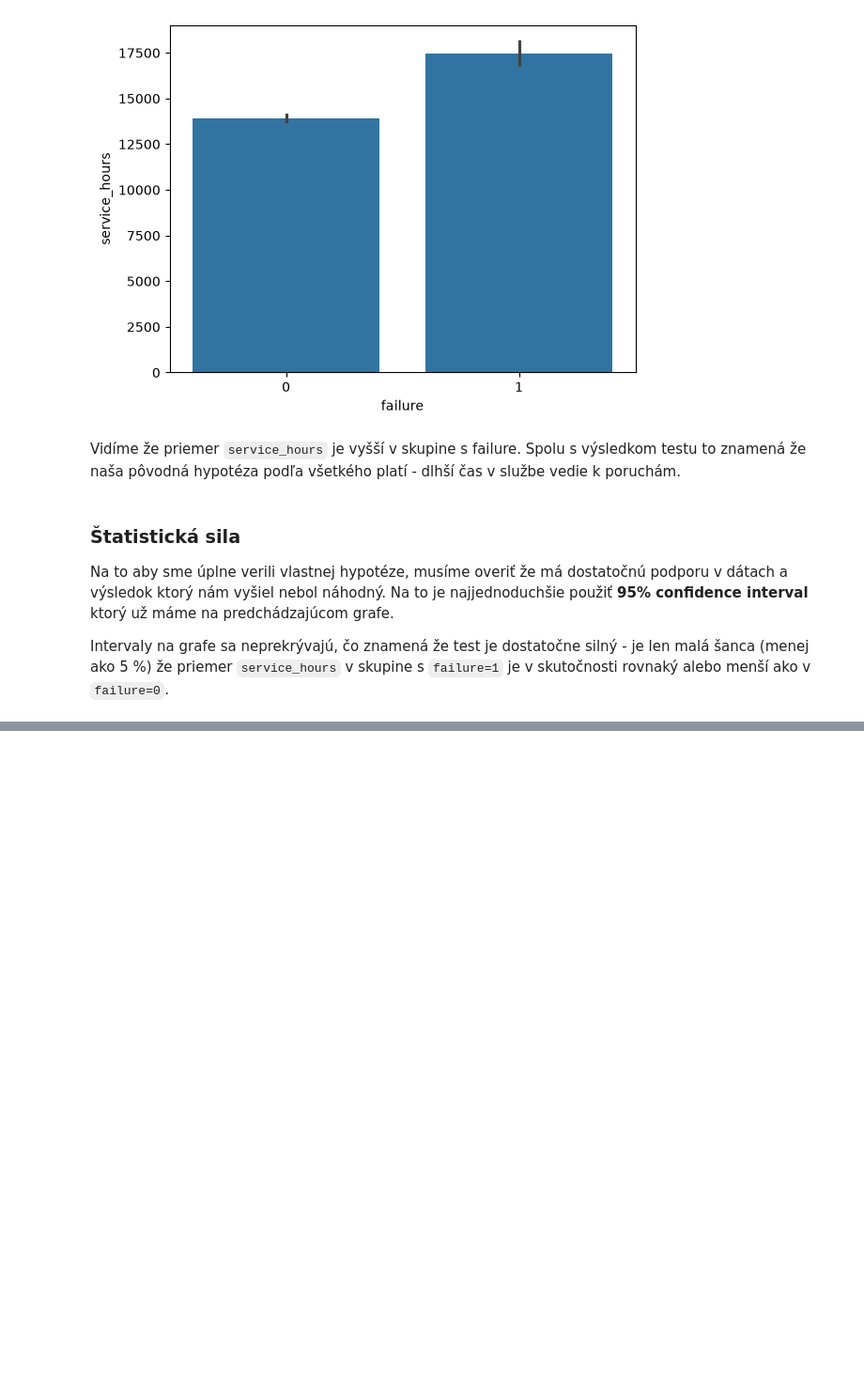
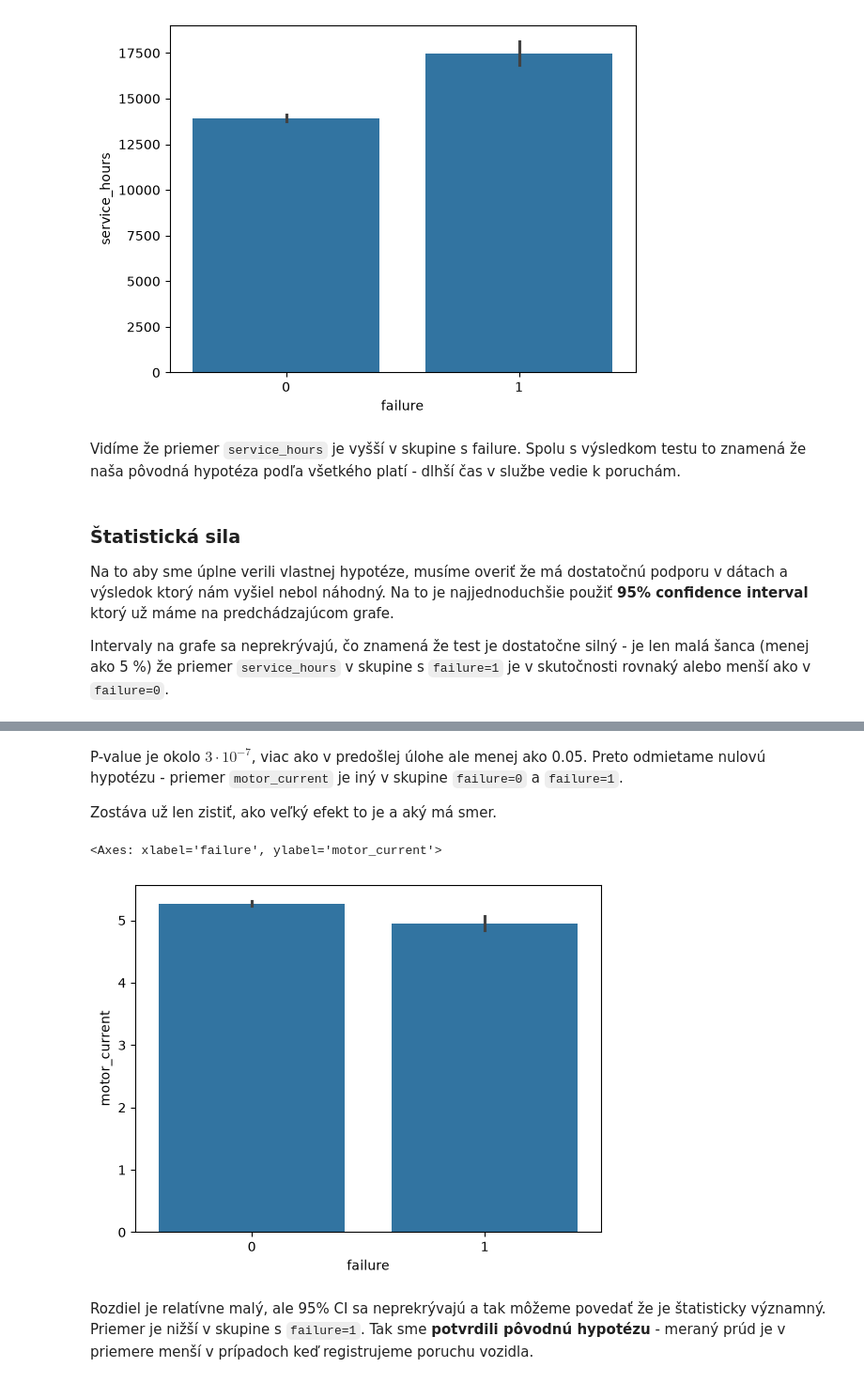
Before and after one commit to tancop/iau-projekt, a Jupyter notebook: main.ipynb, the cells around one changed output, grey strips where cells are left out. Shown at 94% size. Saved outputs shown, nothing was run; the diff lists cells and outputs as text; code cells hidden in the pictures; blank space fills up the shorter version.

```diff
--- a/main.ipynb
+++ b/main.ipynb
@@ -898,0 +946,11 @@ Intervaly na grafe sa neprekrývajú, čo znamená že test je dostatočne siln
+# %% [markdown]
+P-value je okolo $3\cdot10^{-7}$, viac ako v predošlej úlohe ale menej ako 0.05. Preto odmietame nulovú hypotézu - priemer `motor_current` je iný v skupine `failure=0` a `failure=1`.
+
+Zostáva už len zistiť, ako veľký efekt to je a aký má smer.
+# %%
+sns.barplot(x="failure", y="motor_current", data=data)
+# %% [output]
+<Axes: xlabel='failure', ylabel='motor_current'>
+[figure, added]
+# %% [markdown]
+Rozdiel je relatívne malý, ale 95% CI sa neprekrývajú a tak môžeme povedať že je štatisticky významný. Priemer je nižší v skupine s `failure=1`. Tak sme **potvrdili pôvodnú hypotézu** - meraný prúd je v priemere menší v prípadoch keď registrujeme poruchu vozidla.
```
Also changed, not shown: parts of 14 cells of this notebook.
